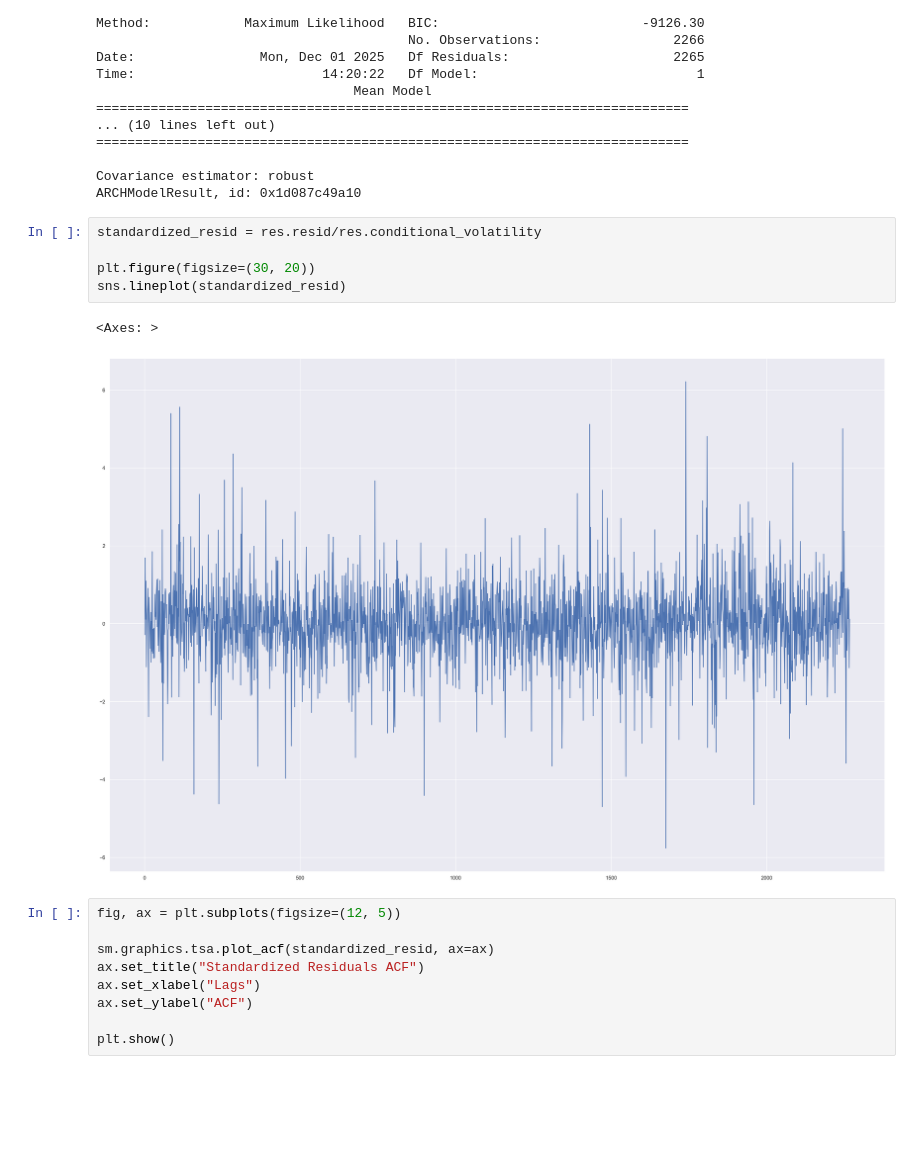
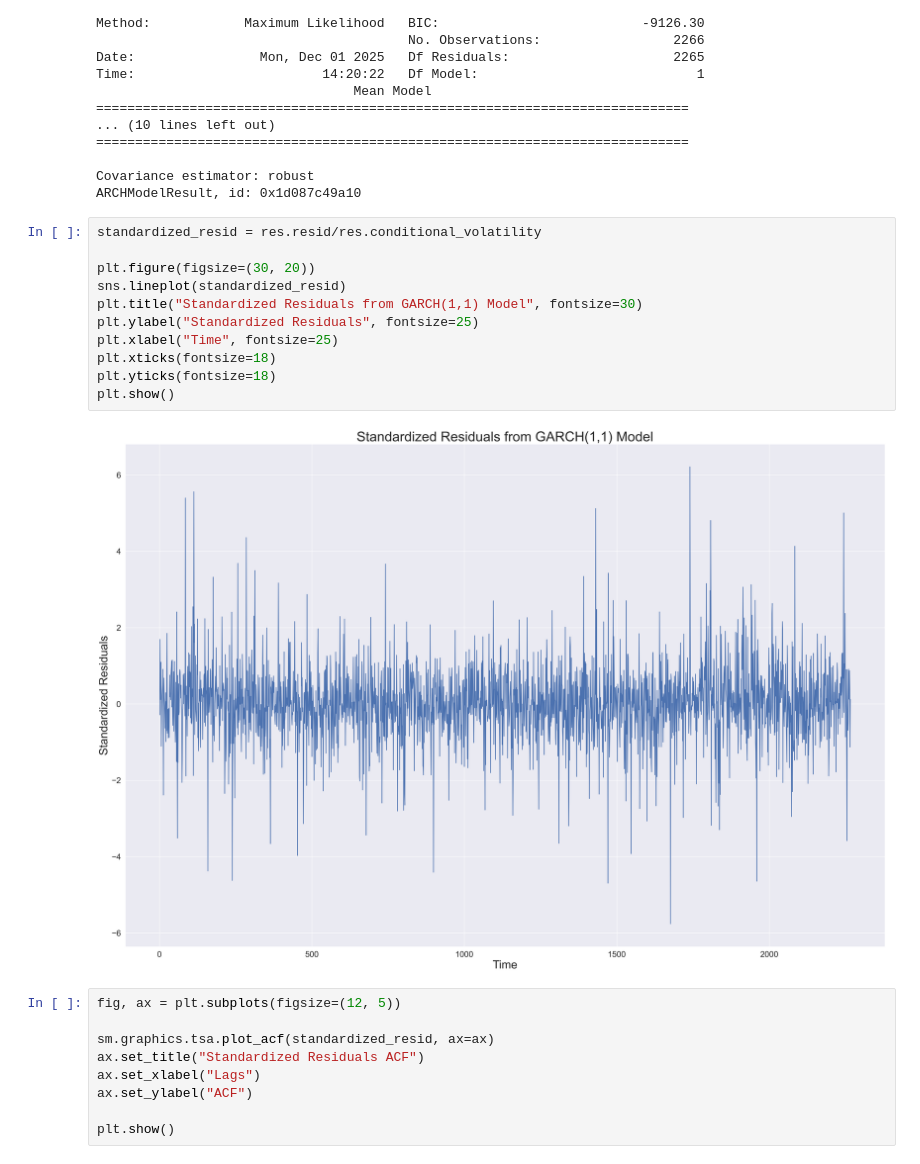
Before and after one commit to iliasra/QRM_Assignment2, a Jupyter notebook: assignment2.ipynb, the cells around one changed output. Saved outputs shown, nothing was run; the diff lists cells and outputs as text; blank space fills up the shorter version.

```diff
--- a/assignment2.ipynb
+++ b/assignment2.ipynb
@@ -93,11 +93,16 @@ ARCHModelResult, id: 0x1d087c49a10
 # %%
 standardized_resid = res.resid/res.conditional_volatility
 
 plt.figure(figsize=(30, 20))
 sns.lineplot(standardized_resid)
+plt.title("Standardized Residuals from GARCH(1,1) Model", fontsize=30)
+plt.ylabel("Standardized Residuals", fontsize=25)
+plt.xlabel("Time", fontsize=25)
+plt.xticks(fontsize=18)
+plt.yticks(fontsize=18)
+plt.show()
 # %% [output]
-<Axes: >
-[figure, old version]
+[figure, new version]
 # %%
 fig, ax = plt.subplots(figsize=(12, 5))
 
```
Also changed, not shown: parts of 1 cell of this notebook.
